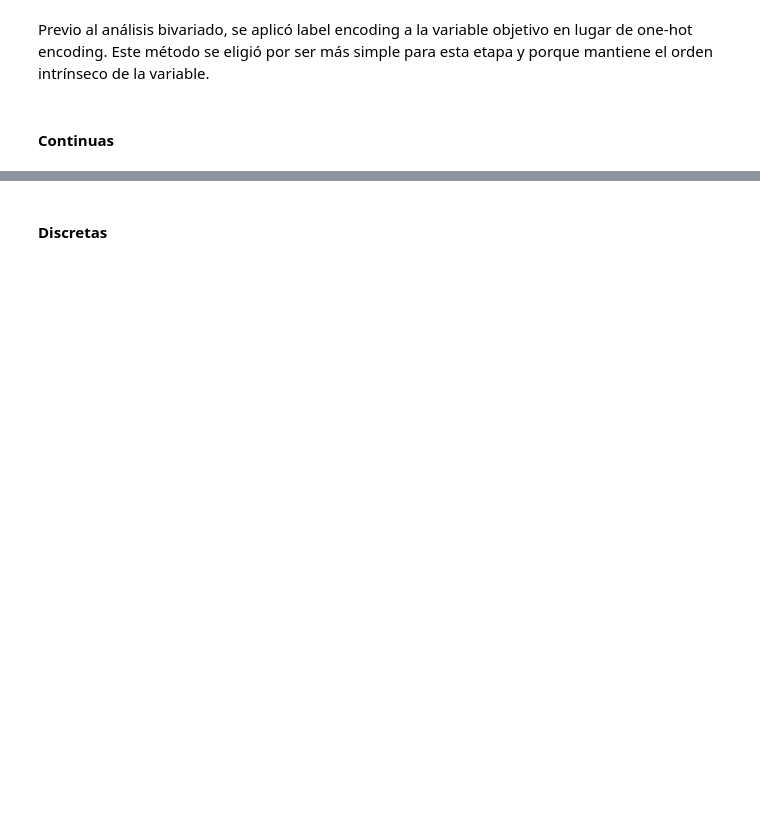
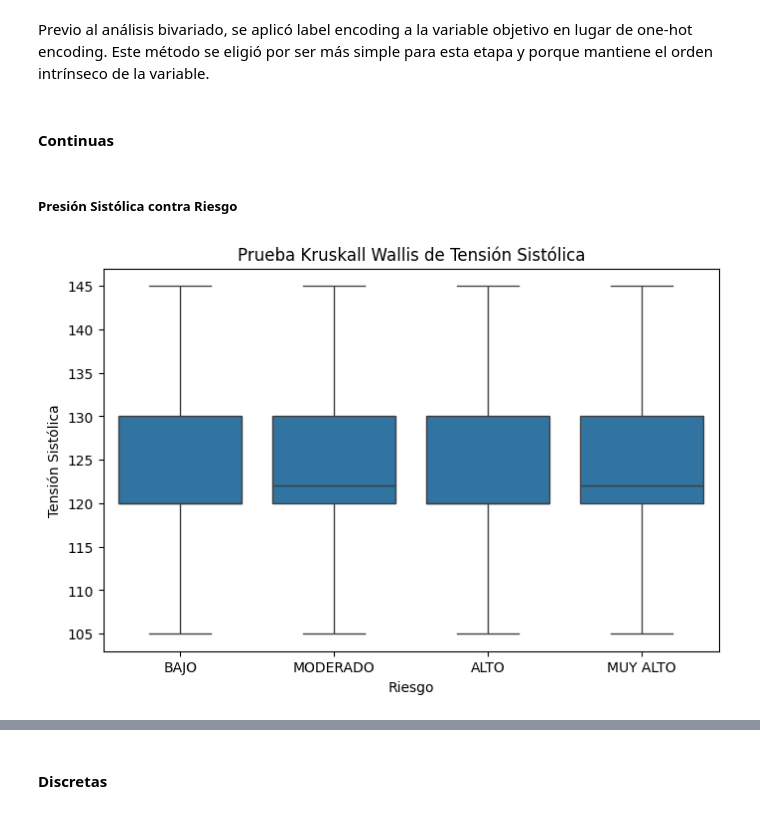
Before and after one commit to elkofix/cardiac-risk-db, a Jupyter notebook: explorative_data_analysis.ipynb, the cells around one changed output, grey strips where cells are left out. Cells and saved outputs as stored; diff of their text form; code cells hidden in the pictures; blank space fills up the shorter version.

Commit message:
feat: adding scatterplot

```diff
--- a/explorative_data_analysis.ipynb
+++ b/explorative_data_analysis.ipynb
@@ -665,7 +665,6 @@ df['Riesgo'] = df.apply(riesgo_label, axis=1)
 from sklearn.preprocessing import LabelEncoder
 le = LabelEncoder()
 df['Riesgo_encoded'] = le.fit_transform(df['Riesgo'])
-df = df.drop(columns=['Riesgo'])
 df = df.drop(columns=['CLASIFICACION FINAL DEL RIESGO_ALTO'])
 df = df.drop(columns=['CLASIFICACION FINAL DEL RIESGO_BAJO'])
 df = df.drop(columns=['CLASIFICACION FINAL DEL RIESGO_MODERADO'])
@@ -678,12 +687,9 @@ Previo al análisis bivariado, se aplicó label encoding a la variable objetivo
 import pandas as pd
 import seaborn as sns
 import matplotlib.pyplot as plt
-from scipy.stats import f_oneway, kruskal, chi2_contingency
+from scipy.stats import f_oneway, kruskal
 
-# -------------------------------
-# Función para variables continuas
-# -------------------------------
-def analizar_continua(df, var, objetivo, metodo="anova"):
+def analizar_continua(df, var, objetivo, metodo="anova", titulo=None, xlabel=None, ylabel=None):
     """
     Analiza una variable continua vs variable objetivo multicategoría.
 
@@ -691,6 +697,9 @@ def analizar_continua(df, var, objetivo, metodo="anova"):
     var: variable continua (string)
     objetivo: variable objetivo multicategoría (string)
     metodo: "anova" o "kruskal" (si no cumple normalidad)
+    titulo: título opcional para el gráfico
+    xlabel: nombre opcional para eje X
+    ylabel: nombre opcional para eje Y
     """
     # Crear lista de valores por grupo
     grupos = [df[df[objetivo]==cat][var].dropna() for cat in df[objetivo].unique()]
@@ -703,16 +712,43 @@ def analizar_continua(df, var, objetivo, metodo="anova"):
         stat, p = kruskal(*grupos)
         prueba = "Kruskal-Wallis"
 
+    # -------------------
     # Boxplot
+    # -------------------
     plt.figure(figsize=(8,5))
     sns.boxplot(x=objetivo, y=var, data=df)
-    plt.title(f'{var} vs {objetivo} ({prueba})\np-value={p:.4f}')
+    plt.title(titulo if titulo else f'{var} vs {objetivo} ({prueba})')
+    plt.xlabel(xlabel if xlabel else objetivo)
+    plt.ylabel(ylabel if ylabel else var)
+    plt.show()
+
+    # -------------------
+    # Scatter plot
+    # -------------------
+    plt.figure(figsize=(8,5))
+    sns.scatterplot(x=[0]*len(df), y=df[var], hue=df[objetivo], palette="Set2", s=80, alpha=0.7)
+
+    # Jitter horizontal para separar puntos
+    for i, cat in enumerate(df[objetivo].unique()):
+        y = df.loc[df[objetivo]==cat, var]
+        x = np.random.normal(i, 0.05, size=len(y))  # pequeño desplazamiento horizontal
+        plt.scatter(x, y, label=cat, alpha=0.7)
+
+    plt.xticks(range(len(df[objetivo].unique())), df[objetivo].unique())
+    plt.title(f'Scatter plot de {var} por {objetivo}')
+    plt.xlabel(xlabel if xlabel else objetivo)
+    plt.ylabel(ylabel if ylabel else var)
+    plt.legend(title=objetivo)
     plt.show()
 
     # Interpretación
     if p < 0.05:
-        print(f"✅ La variable {var} muestra diferencias significativas entre grupos de riesgo (p={p:.4f})")
+        print(f"✅ La variable {var} muestra diferencias significativas entre grupos de {objetivo} (p={p:.4f})")
     else:
-        print(f"❌ La variable {var} NO muestra diferencias significativas entre grupos de riesgo (p={p:.4f})")
+        print(f"❌ La variable {var} NO muestra diferencias significativas entre grupos de {objetivo} (p={p:.4f})")
-# %%
-def analizar_continua(df=, var=25_TenArtSis, objetivo, metodo="anova"):
+# %% [markdown]
+##### Presión Sistólica contra Riesgo
+# %%
+analizar_continua(df=df, var="25_TenArtSis", objetivo="Riesgo", metodo="Kruskal-Wallis", titulo="Prueba Kruskall Wallis de Tensión Sistólica", ylabel="Tensión Sistólica")
+# %% [output]
+[figure, added]
```
Also changed, not shown: parts of 4 cells of this notebook.
